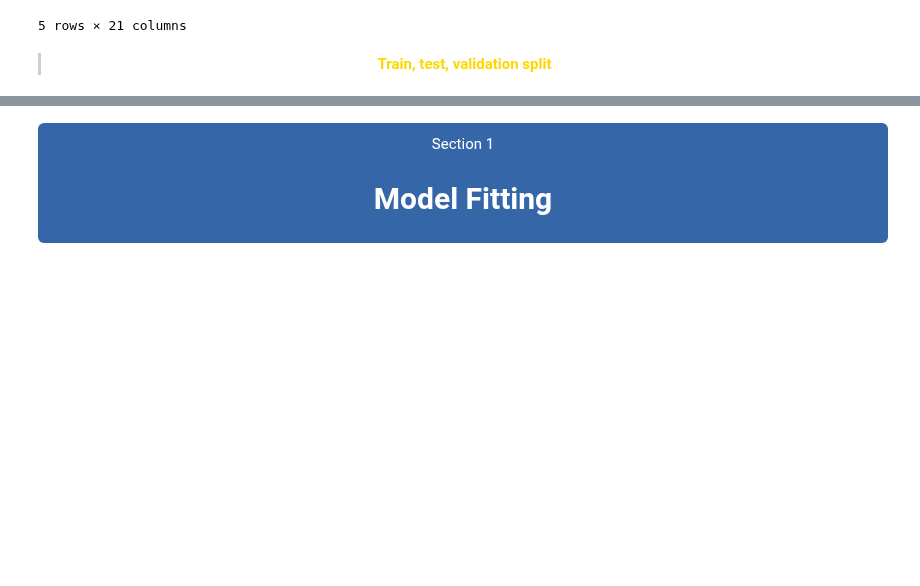
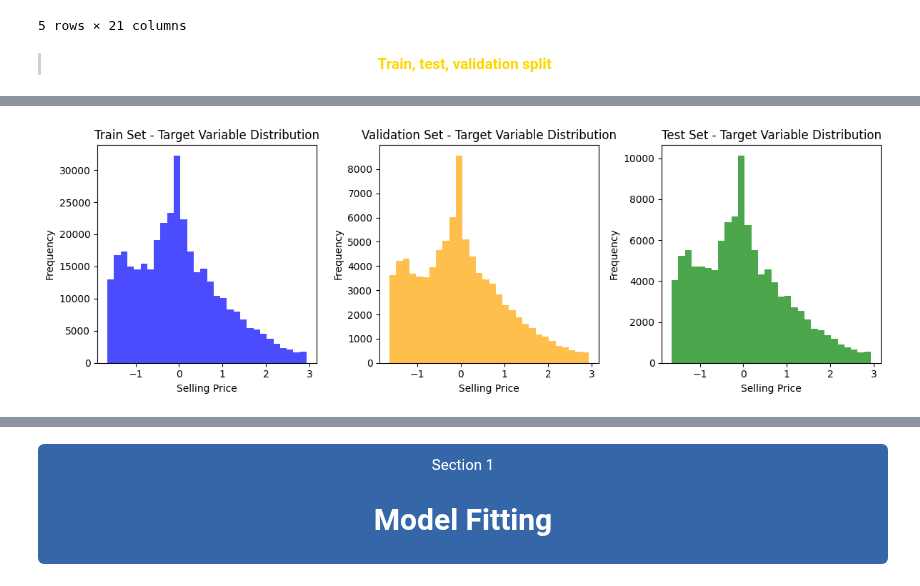
Before and after one commit to maxheijmans/AIM4B_Group1, a Jupyter notebook: UsedCarAuctionPrices/Modelling_UsedCarAuctionPrices.ipynb, the cells around one changed output, grey strips where cells are left out. Saved outputs shown, nothing was run; the diff lists cells and outputs as text; code cells hidden in the pictures; blank space fills up the shorter version.

```diff
--- a/UsedCarAuctionPrices/Modelling_UsedCarAuctionPrices.ipynb
+++ b/UsedCarAuctionPrices/Modelling_UsedCarAuctionPrices.ipynb
@@ -105 +111,29 @@ Name: sellingprice, dtype: float64
+# %%
+import matplotlib.pyplot as plt
+
+# Plot histograms for the target variable in each set
+plt.figure(figsize=(12, 4))
+
+plt.subplot(1, 3, 1)
+plt.hist(y_train, bins=30, color='blue', alpha=0.7)
+plt.title('Train Set - Target Variable Distribution')
+plt.xlabel('Selling Price')
+plt.ylabel('Frequency')
+
+plt.subplot(1, 3, 2)
+plt.hist(y_val, bins=30, color='orange', alpha=0.7)
+plt.title('Validation Set - Target Variable Distribution')
+plt.xlabel('Selling Price')
+plt.ylabel('Frequency')
+
+plt.subplot(1, 3, 3)
+plt.hist(y_test, bins=30, color='green', alpha=0.7)
+plt.title('Test Set - Target Variable Distribution')
+plt.xlabel('Selling Price')
+plt.ylabel('Frequency')
+
+plt.tight_layout()
+plt.show()
+# %% [output]
+[figure, added]
 # %%
```
Also changed, not shown: parts of 8 cells of this notebook.
